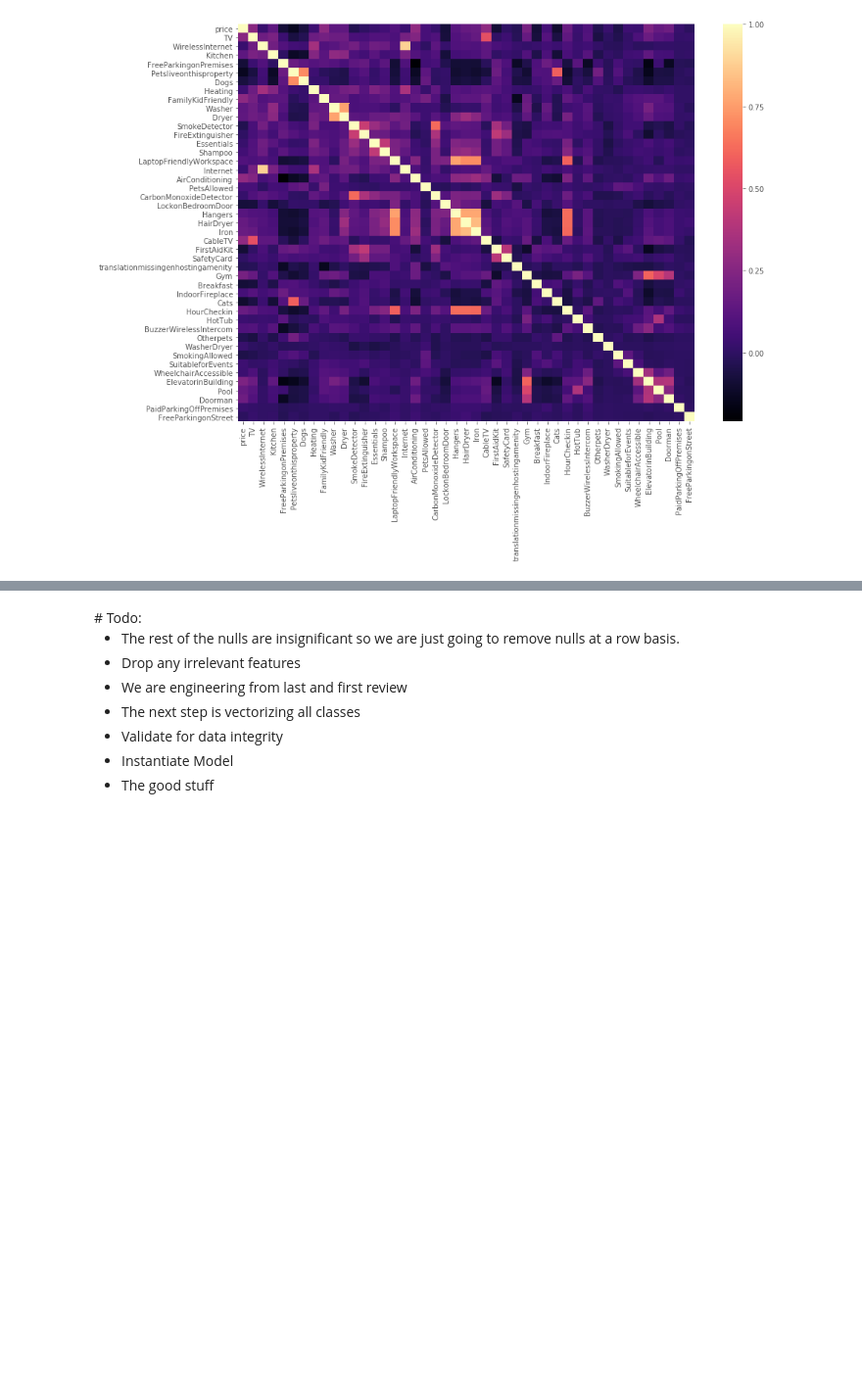
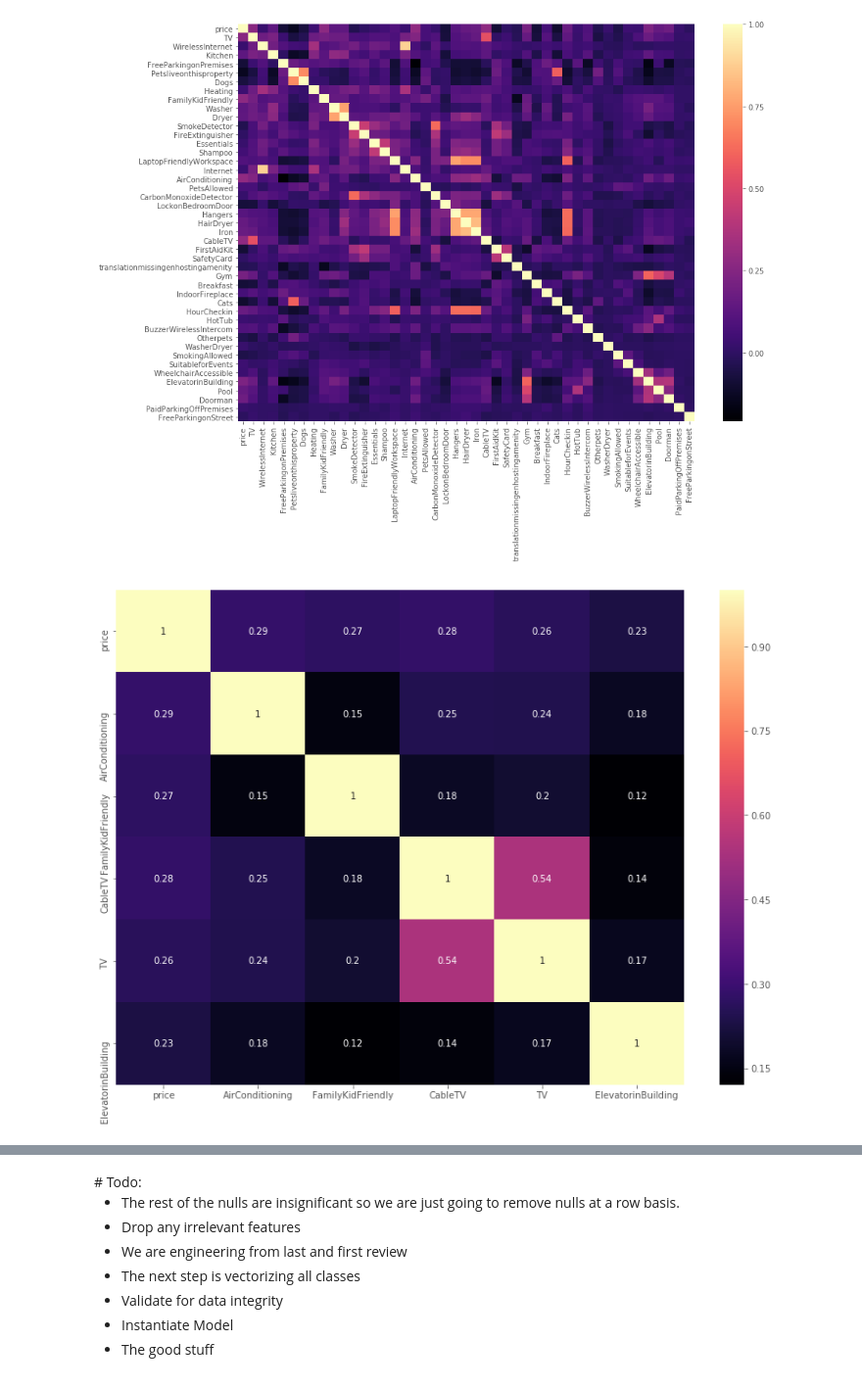
Before and after one commit to samlexrod/airbnb_ml, a Jupyter notebook: Airbnb_Analysis.ipynb, the cells around one changed output, grey strips where cells are left out. Shown at 98% size. Cells and saved outputs as stored; diff of their text form; code cells hidden in the pictures; blank space fills up the shorter version.

Commit message:
Updated helper and analysis

```diff
--- a/Airbnb_Analysis.ipynb
+++ b/Airbnb_Analysis.ipynb
@@ -1573,2 +1579,0 @@ host_verifications.head()
-# %%
-listings_transform.drop(['amenities', 'host_verifications'], axis=1, inplace=True)
@@ -1577,2 +1597,0 @@ listings_transform.drop(['amenities', 'host_verifications'], axis=1, inplace=Tru
-# %%
-listings_transform = pd.concat([listings_transform.reset_index(), amenities], axis=1)
@@ -1586,2 +1603,7 @@ analysis.correlation_status(amenities.columns.tolist(), show_values=False)
 # %% [output]
 [figure]
+# %%
+scope = ['AirConditioning', 'FamilyKidFriendly', 'CableTV', 'TV', 'ElevatorinBuilding']
+analysis.correlation_status(scope, show_values=True)
+# %% [output]
+[figure, added]
```
Also changed, not shown: parts of 45 cells of this notebook, 1 other file.
